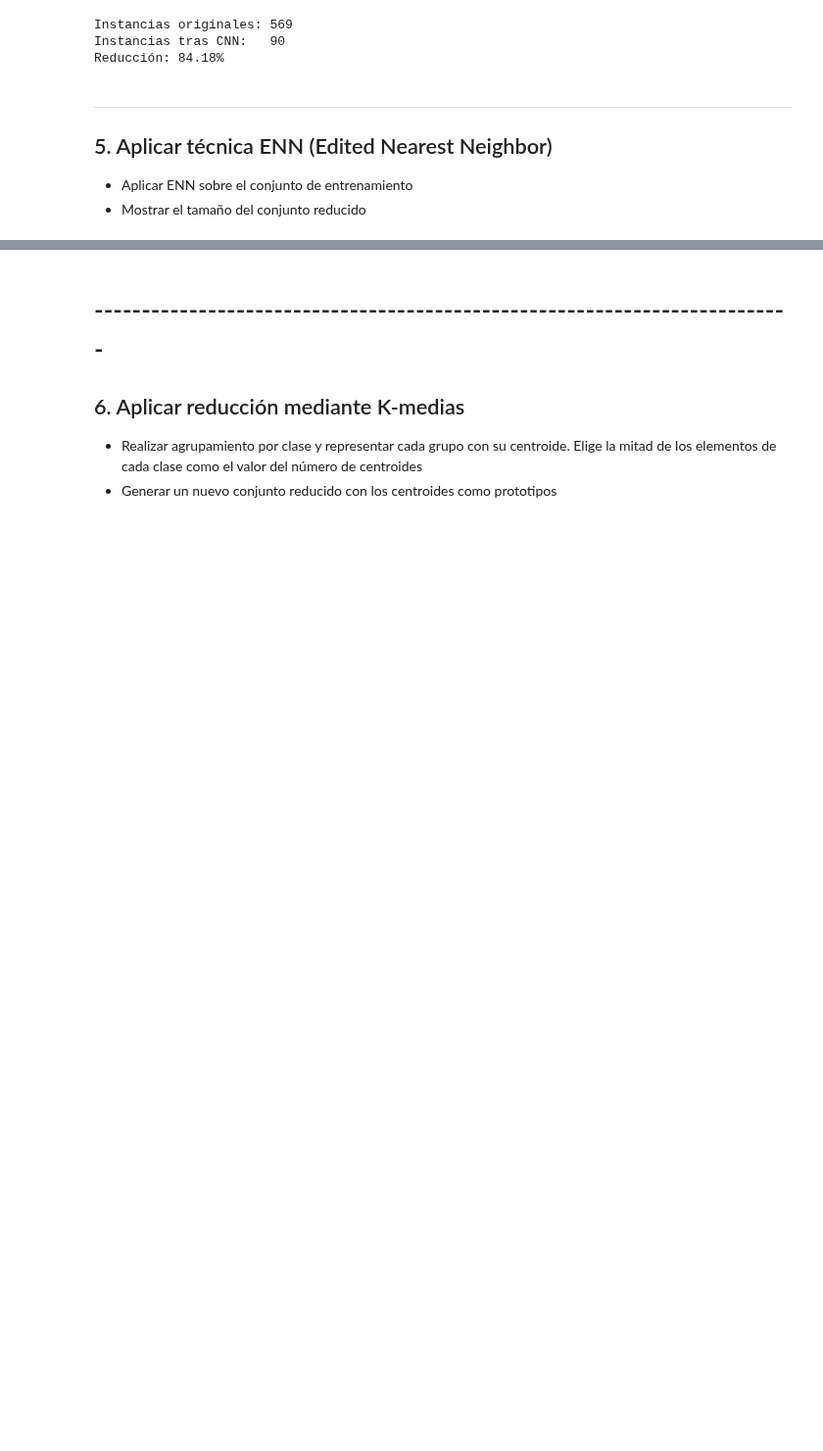
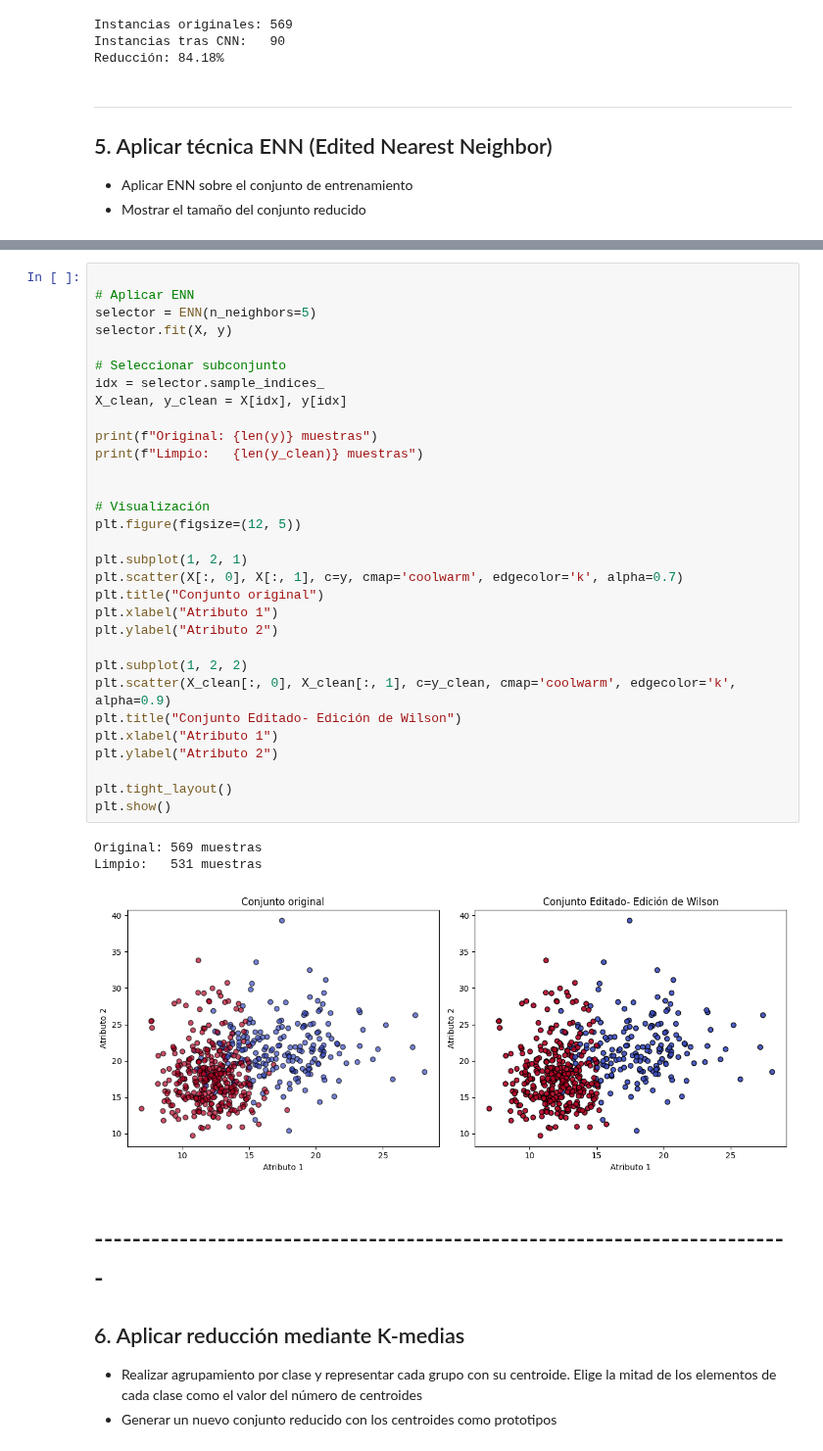
Before and after one commit to LailaBulh/Programacion---Claas-Files, a Jupyter notebook: Practica28_263166_ReduccionNumerosidad.ipynb, the cells around one changed output, grey strips where cells are left out. Shown at 98% size. Drawn from its saved outputs; the diff is of its cells as text; blank space fills up the shorter version.

```diff
--- a/Practica28_263166_ReduccionNumerosidad.ipynb
+++ b/Practica28_263166_ReduccionNumerosidad.ipynb
@@ -195,3 +240,38 @@ Reducción: 84.18%
+# %%
+
+# Aplicar ENN
+selector = ENN(n_neighbors=5)
+selector.fit(X, y)
+
+# Seleccionar subconjunto
+idx = selector.sample_indices_
+X_clean, y_clean = X[idx], y[idx]
+
+print(f"Original: {len(y)} muestras")
+print(f"Limpio:   {len(y_clean)} muestras")
+
+
+# Visualización
+plt.figure(figsize=(12, 5))
+
+plt.subplot(1, 2, 1)
+plt.scatter(X[:, 0], X[:, 1], c=y, cmap='coolwarm', edgecolor='k', alpha=0.7)
+plt.title("Conjunto original")
+plt.xlabel("Atributo 1")
+plt.ylabel("Atributo 2")
+
+plt.subplot(1, 2, 2)
+plt.scatter(X_clean[:, 0], X_clean[:, 1], c=y_clean, cmap='coolwarm', edgecolor='k', alpha=0.9)
+plt.title("Conjunto Editado- Edición de Wilson")
+plt.xlabel("Atributo 1")
+plt.ylabel("Atributo 2")
+
+plt.tight_layout()
+plt.show()
+# %% [output]
+Original: 569 muestras
+Limpio:   531 muestras
+[figure, added]
 # %% [markdown]
 # --------------------------------------------------------------------------
 
```
Also changed, not shown: parts of 4 cells of this notebook.
